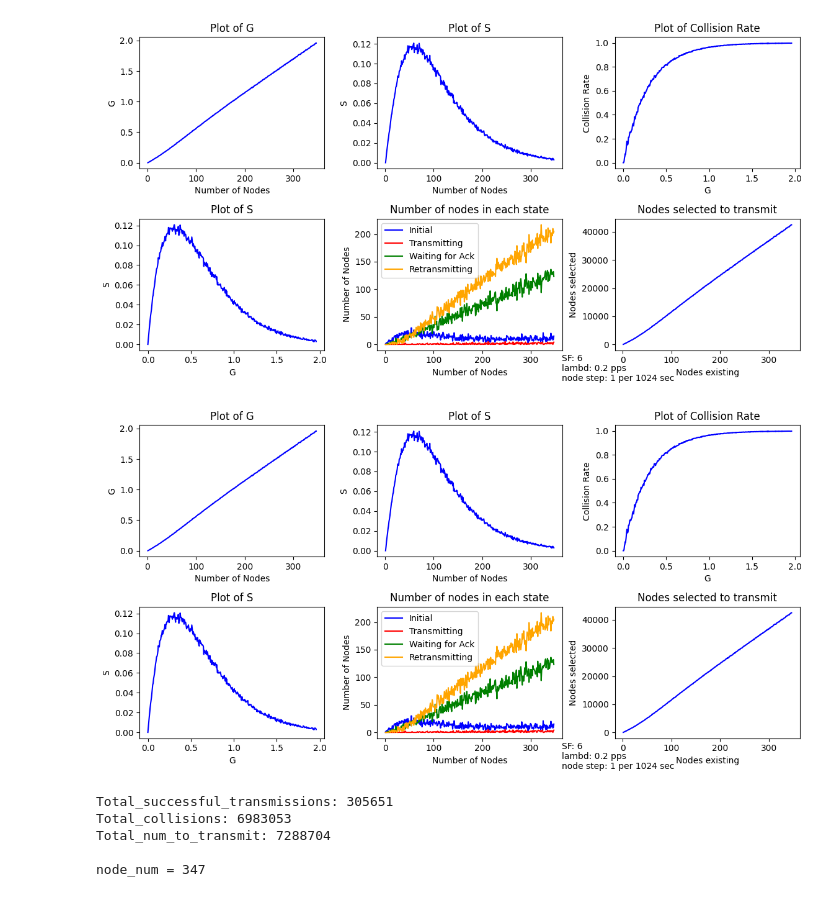
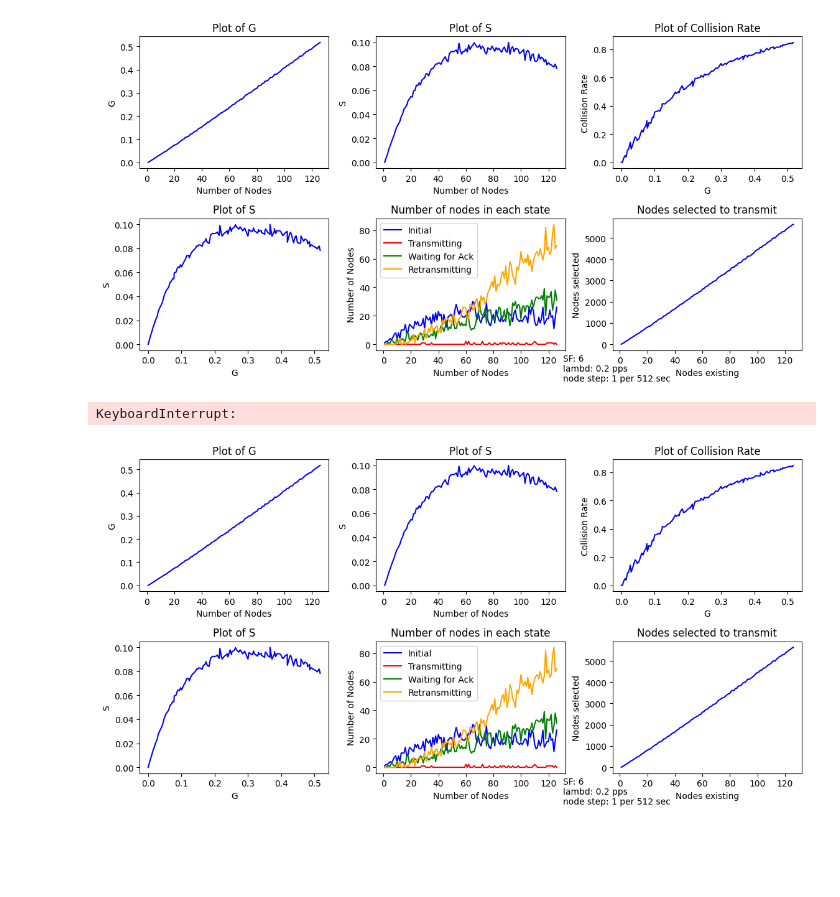
Before and after one commit to psitarid/Performance-study-of-medium-access-protocol-in-LoRaWAN-networks, a Jupyter notebook: SF6.ipynb, the cells around one changed output. Cells and saved outputs as stored; diff of their text form; code cells hidden in the pictures; blank space fills up the shorter version.

Commit message:
minor changes but SF12 diagram is not a mess

```diff
--- a/SF6.ipynb
+++ b/SF6.ipynb
@@ -4,7 +4,7 @@ from Node_Class import Node
 from Gateway_Class import Gateway
 from Simulation_Class import Simulation
 import Time_on_Air_Calculator as ToA_calc
-from Tx_mode_functions import select_nodes_to_transmit, check_collisions, check_uplink_finished, update_time_lived
+from Tx_mode_functions import select_nodes_to_transmit, check_collisions, check_uplink_finished, update_Toff
 from Rx_mode_functions import check_transmission_success
 import matplotlib.pyplot as plt
 import numpy as np
@@ -29,7 +29,8 @@ max_timeout_for_ack = 3000
 
 #Node_related parameters
 lambd = 1/5000
-node_step = int(1024000)
+node_step = int(1024000/2)
+duty_cycle = 0.01
 
 #Lists to store nodes in different states
 node_list = []
@@ -89,7 +90,7 @@ while(sim.num_to_transmit * ToA/node_step <= 2):
     if(sim.node_num < 1000):                        #Maximum node number allowed is 1000
         if(time % node_step == 1):              #After every node_step interval add one node to the node_array
             sim.node_num += 1
-            node_list.append(Node(sim.node_num, ToA))
+            node_list.append(Node(sim.node_num, ToA, duty_cycle))
 
     #Calculate the number of nodes about to transmit or retransmit within this msec
     sim.num_to_transmit += select_nodes_to_transmit(time, lambd, ToA, node_list, nodes_transmitting, nodes_to_retransmit)
@@ -137,38 +138,34 @@ while(sim.num_to_transmit * ToA/node_step <= 2):
 
         #After plotting the results of node step interval, update the total successful_transmissions, the total collisions and the total number of transmissions
         sim.update_total_metrics()
 
         #After plotting the results of node step interval, reset the metrics for the next node step interval
         sim.reset_metrics(gateway)
 
     #At the end of every msec, check if the nodes comply with the duty cycle policies and update the time lived for each node
-    update_time_lived(node_list, nodes_to_retransmit, waiting_for_ack, nodes_transmitting)
+    update_Toff(node_list, nodes_to_retransmit)
     time += 1
 plt.ioff()
 
 node_axis = np.linspace(1, sim.node_num, len(S))
 
 # Final plot after the loop
 line1.set_data(node_axis, G)
 line2.set_data(node_axis, S)
 line3.set_data(G, collision_rate)
 line4.set_data(G, S)
 line5_1.set_data(node_axis, len_node_list)
 line5_2.set_data(node_axis, len_nodes_transmitting)
 line5_3.set_data(node_axis, len_waiting_for_ack)
 line5_4.set_data(node_axis, len_nodes_to_retransmit)
 line6.set_data(node_axis, nodes_selected)
 
 plt.show()
 print(f'Total_successful_transmissions: {sim.total_successful_transmissions}')
 print(f'Total_collisions: {sim.total_collisions}')
 print(f'Total_num_to_transmit: {sim.total_num_to_transmit}')
 print(f'\nnode_num = {sim.node_num}')
 # %% [output]
-[figure, old version]
+[figure, new version]
+KeyboardInterrupt:
-[figure, old version]
+[figure, new version]
-Total_successful_transmissions: 305651
-Total_collisions: 6983053
-Total_num_to_transmit: 7288704
-
-node_num = 347
```
Also changed, not shown: 6 other files.
